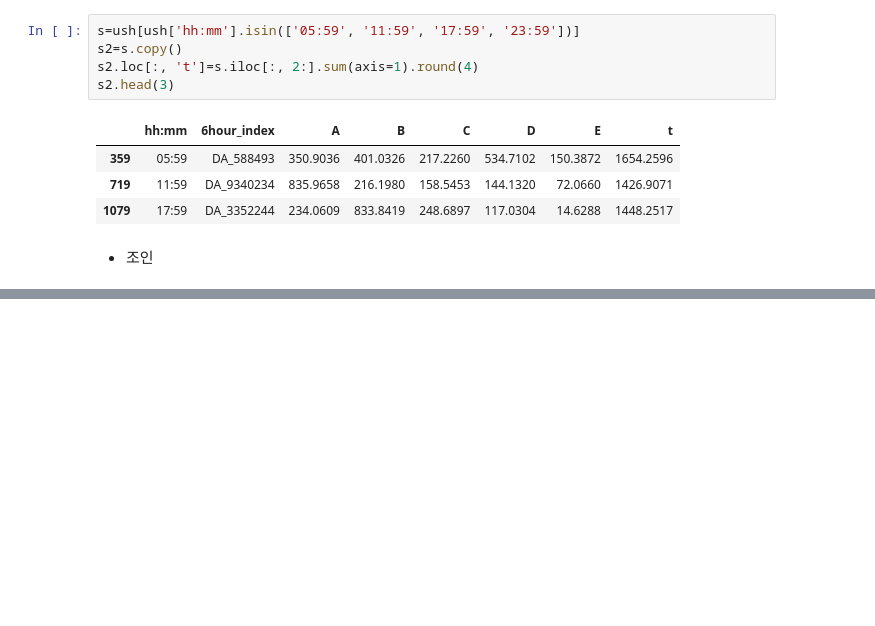
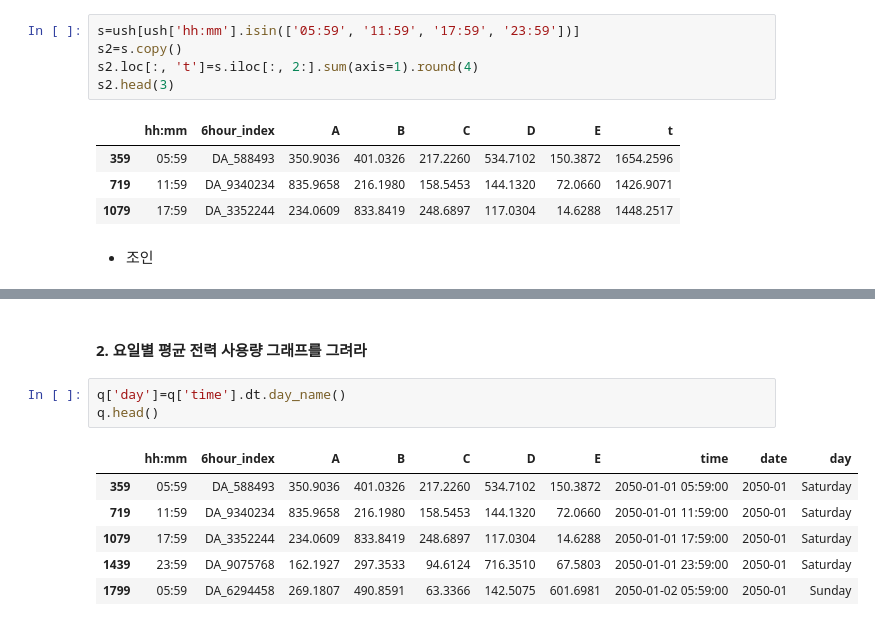
Before and after one commit to teng-ny/ADPStudy, a Jupyter notebook: ADP시험복기/kaggle_15회/(15회) 2-1. 날짜데이터 처리_try2.ipynb, the cells around one changed output, grey strips where cells are left out. Drawn from its saved outputs; the diff is of its cells as text; blank space fills up the shorter version.

```diff
--- a/ADP시험복기/kaggle_15회/(15회) 2-1. 날짜데이터 처리_try2.ipynb
+++ b/ADP시험복기/kaggle_15회/(15회) 2-1. 날짜데이터 처리_try2.ipynb
@@ -57,0 +77,12 @@ zz
+# %% [markdown]
+#### 2. 요일별 평균 전력 사용량 그래프를 그려라
+# %%
+q['day']=q['time'].dt.day_name()
+q.head()
+# %% [output]
+|  | hh:mm | 6hour_index | A | B | C | D | E | time | date | day |
+| 359 | 05:59 | DA_588493 | 350.9036 | 401.0326 | 217.2260 | 534.7102 | 150.3872 | 2050-01-01 05:59:00 | 2050-01 | Saturday |
+| 719 | 11:59 | DA_9340234 | 835.9658 | 216.1980 | 158.5453 | 144.1320 | 72.0660 | 2050-01-01 11:59:00 | 2050-01 | Saturday |
+| 1079 | 17:59 | DA_3352244 | 234.0609 | 833.8419 | 248.6897 | 117.0304 | 14.6288 | 2050-01-01 17:59:00 | 2050-01 | Saturday |
+| 1439 | 23:59 | DA_9075768 | 162.1927 | 297.3533 | 94.6124 | 716.3510 | 67.5803 | 2050-01-01 23:59:00 | 2050-01 | Saturday |
+| 1799 | 05:59 | DA_6294458 | 269.1807 | 490.8591 | 63.3366 | 142.5075 | 601.6981 | 2050-01-02 05:59:00 | 2050-01 | Sunday |
```
Also changed, not shown: parts of 16 cells of this notebook.
